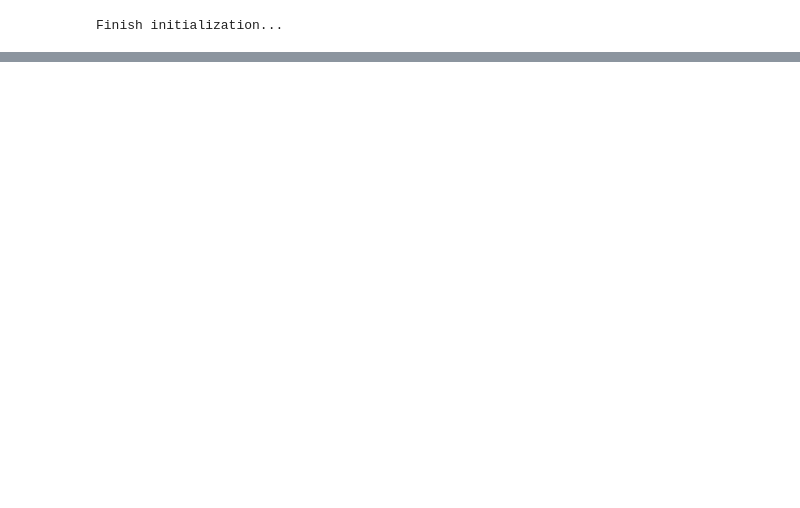
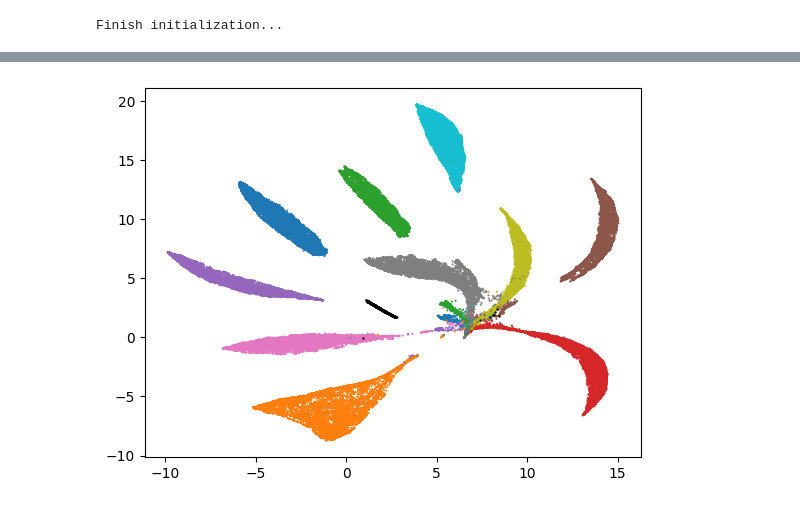
Before and after one commit to xianglinyang/DeepDebugger, a Jupyter notebook: experiments/trajectory_features.ipynb, the cells around one changed output, grey strips where cells are left out. Saved outputs shown, nothing was run; the diff lists cells and outputs as text; code cells hidden in the pictures; blank space fills up the shorter version.

```diff
--- a/experiments/trajectory_features.ipynb
+++ b/experiments/trajectory_features.ipynb
@@ -82,0 +82,5 @@ td.show_ground_truth(loss, idxs)
+# %%
+uncertainties = td.uncertainty_dynamics()
+td.show_ground_truth(uncertainties, idxs);
+# %% [output]
+[figure, added]
```
Also changed, not shown: parts of 17 cells of this notebook, 2 other files.
